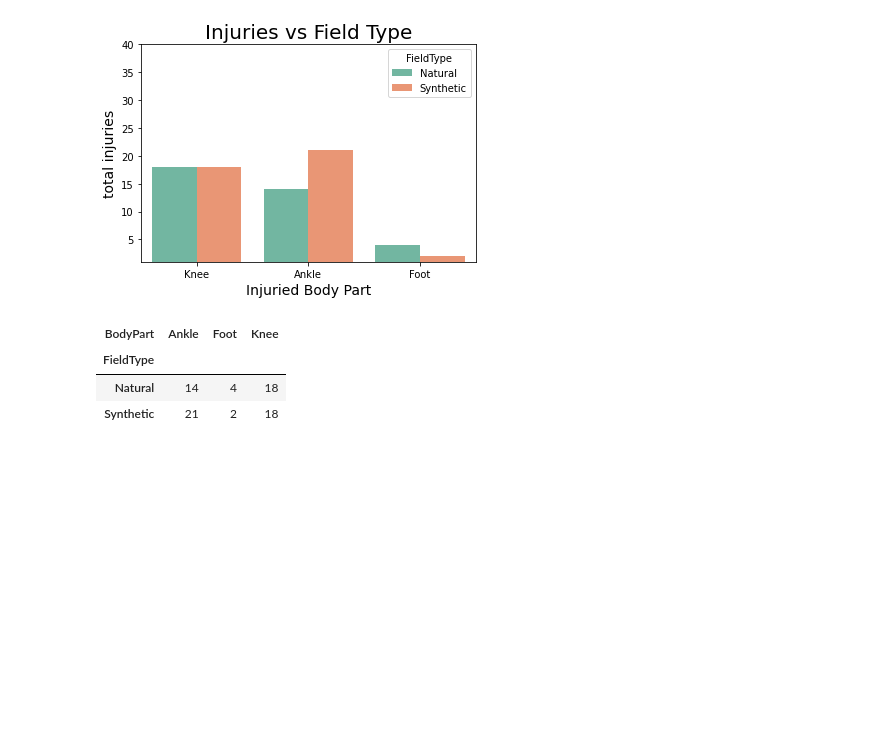
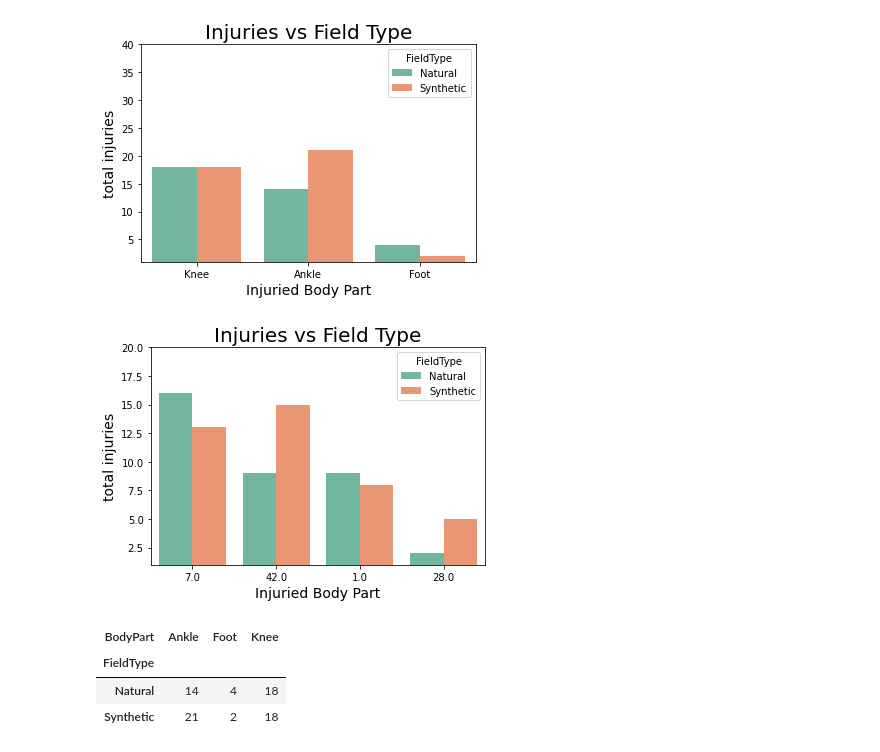
Before and after one commit to agaffney-hub/final-capstone, a Jupyter notebook: Visuals_2.ipynb, the cells around one changed output. Saved outputs shown, nothing was run; the diff lists cells and outputs as text; code cells hidden in the pictures; blank space fills up the shorter version.

```diff
--- a/Visuals_2.ipynb
+++ b/Visuals_2.ipynb
@@ -35,7 +36,7 @@ def Vis_Data_Cleaner(playlist, injuries):
 playlist = pd.read_csv("NFL_Turf/PlayList.csv")
 injuries = pd.read_csv("NFL_Turf/InjuryRecord.csv")
 
-Vis_outer = Vis_Data_Cleaner(playlist, injuries)
+Vis_outer = vis_data_cleaner(playlist, injuries)
 # %%
 #Pre-view of all datatypes
 Vis_outer.dtypes
@@ -111,6 +112,20 @@ plt.ylim(1, 40)
 plt.show()
 # %% [output]
 [figure]
+# %%
+#Bar chart of Injuries vs Field Type - grouped by BodyPart
+
+sns.countplot(data=Vis_outer, x='InjuryDuration', hue='FieldType',
+              order = Vis_outer['InjuryDuration'].value_counts().index,
+             palette="Set2")
+
+plt.title('Injuries vs Field Type',fontsize=20)
+plt.xlabel('Injuried Body Part',fontsize=14)
+plt.ylabel('total injuries', fontsize=14)
+plt.ylim(1, 20)
+plt.show()
+# %% [output]
+[figure, added]
 # %%
 #TABLE details for Field Type vs total injuries
 
```
Also changed, not shown: parts of 4 cells of this notebook, 22 other files.
